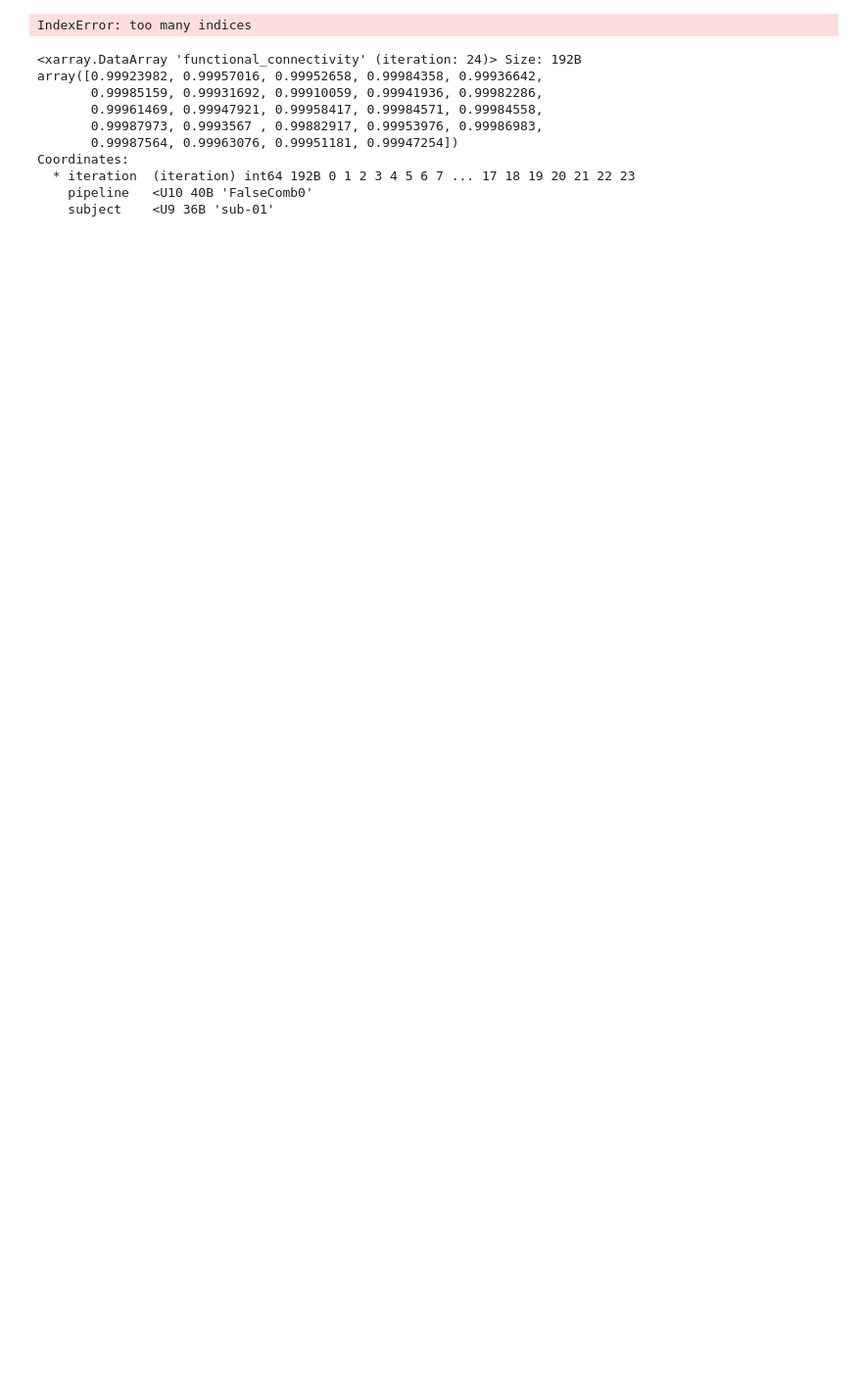
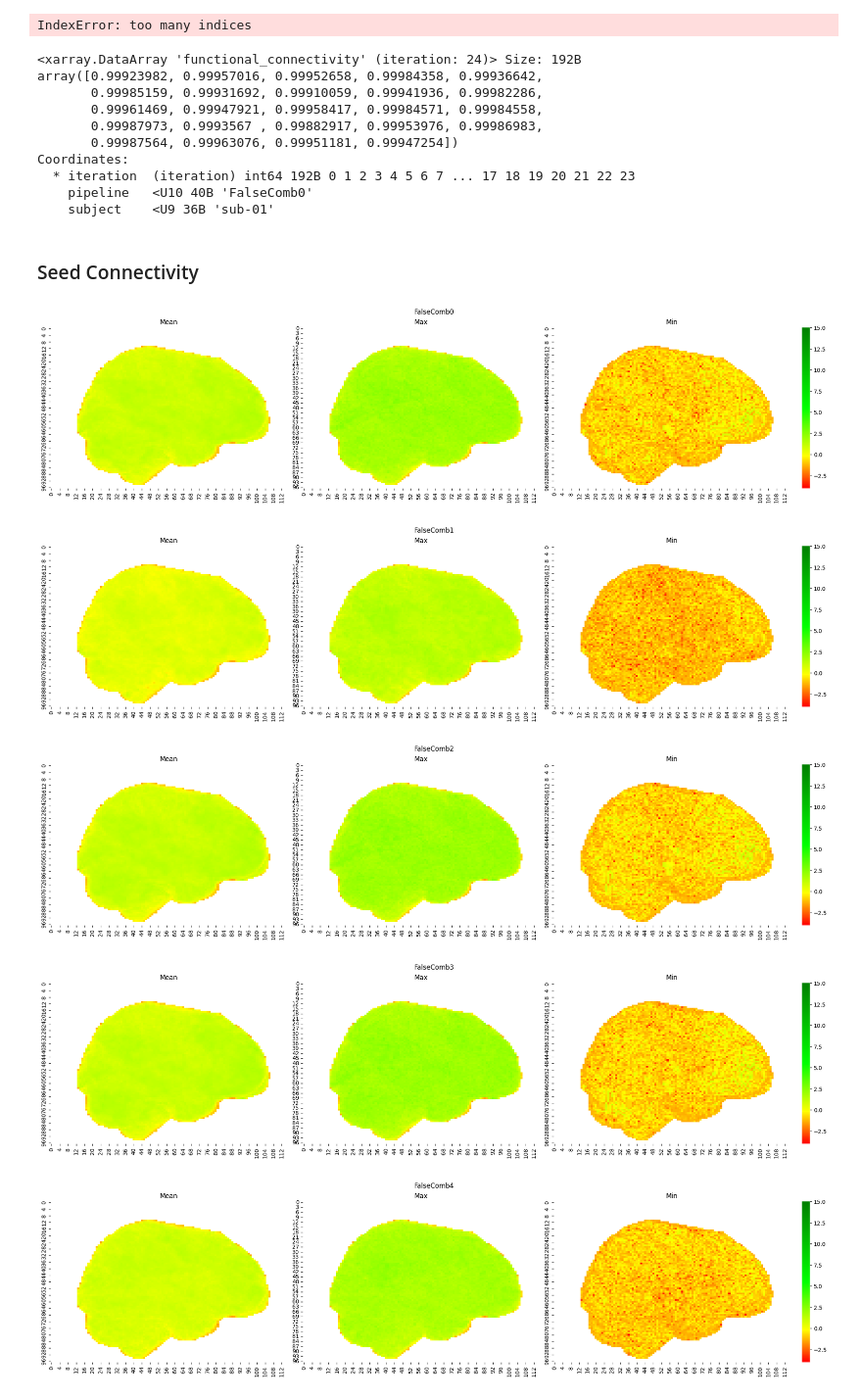
Before and after one commit to HALFpipe/connectome_variability, a Jupyter notebook: SignificantDigits.ipynb, the cells around one changed output. Shown at 98% size. Saved outputs shown, nothing was run; the diff lists cells and outputs as text; code cells hidden in the pictures; blank space fills up the shorter version.

```diff
--- a/SignificantDigits.ipynb
+++ b/SignificantDigits.ipynb
@@ -217,0 +239,3 @@ def make_sigdigs_plot(title: str, ax: Axes, pipeline_index: int, subject_index:
+# %%
+sigdigs = significant_digits(x, x.mean(axis=0), dtype=x.dtype, basis=10)
+sigdigs, sigdigs.shape
@@ -303,3 +330,5 @@ Coordinates:
     subject    <U9 36B 'sub-01'
 # %%
 np.corrcoef(ds.functional_connectivity[:, :, 0, 0]).shape
+# %% [markdown]
+### Seed Connectivity
@@ -305,0 +337,25 @@ np.corrcoef(ds.functional_connectivity[:, :, 0, 0]).shape
+# %%
+
+colors = ['Red', 'yellow', 'lime', 'green']
+values = np.array([0, 0.2, 0.5, 1])
+cmap = LinearSegmentedColormap.from_list("gangchen", list(zip(values, colors)))
+
+for num,  pre_process in list(enumerate(pipelines)):
+    sigdigs = sd.significant_digits(seed['arr_0'][num], reference=seed['arr_0'][num].mean(axis=0), basis=10)
+    sigdigs[sigdigs >= 15] = np.nan
+    fig, axes = plt.subplots(ncols=3, sharex=True, figsize=(20,5), constrained_layout=True)
+
+    gc = sns.heatmap(np.nanmean(sigdigs, axis=0)[:, ::-1].T, ax=axes[0], cmap=cmap, vmin=-4, vmax=15, cbar=False)
+    gc.set_title('Mean')
+    gc = sns.heatmap(np.nanmax(sigdigs, axis=0)[:, ::-1].T, ax=axes[1], cmap=cmap, vmin=-4, vmax=15, cbar=False)
+    gc.set_title('Max')
+    gc = sns.heatmap(np.nanmin(sigdigs, axis=0)[:, ::-1].T, ax=axes[2], cmap=cmap, vmin=-4, vmax=15, cbar=True)
+    gc.set_title('Min')
+    plt.suptitle(pre_process)
+    # break
+# %% [output]
+[figure, added]
+[figure, added]
+[figure, added]
+[figure, added]
+[figure, added]
```
Also changed, not shown: parts of 28 cells of this notebook.
